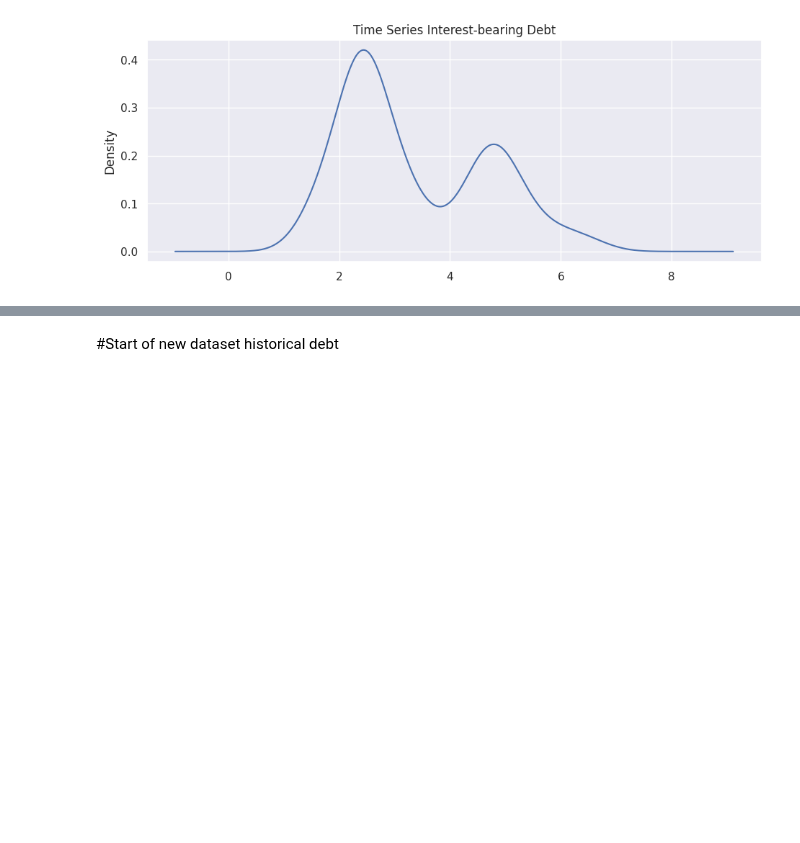
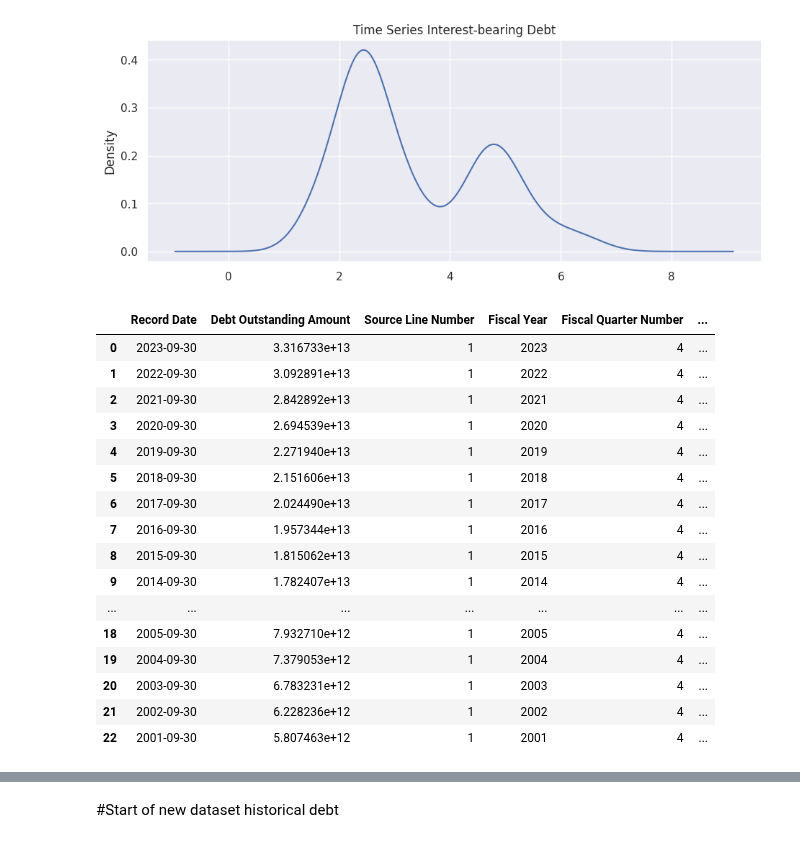
Before and after one commit to felabonte/DataMiningFinalProject, a Jupyter notebook: CS6220_DataMining_FinalProject.ipynb, the cells around one changed output, grey strips where cells are left out. Cells and saved outputs as stored; diff of their text form; code cells hidden in the pictures; blank space fills up the shorter version.

```diff
--- a/CS6220_DataMining_FinalProject.ipynb
+++ b/CS6220_DataMining_FinalProject.ipynb
@@ -402,3 +402,25 @@ for sec_type in security_descr_set:
 [figure]
 [figure]
 [figure]
+# %%
+# Time Series Analysis of Historical Debt Outstanding - Dennis Smith
+hdout = pd.read_csv('HstDebt_20010101_20230930.csv')
+hdout
+# %% [output]
+|  | Record Date | Debt Outstanding Amount | Source Line Number | Fiscal Year | Fiscal Quarter Number | ... |
+| 0 | 2023-09-30 | 3.316733e+13 | 1 | 2023 | 4 | ... |
+| 1 | 2022-09-30 | 3.092891e+13 | 1 | 2022 | 4 | ... |
+| 2 | 2021-09-30 | 2.842892e+13 | 1 | 2021 | 4 | ... |
+| 3 | 2020-09-30 | 2.694539e+13 | 1 | 2020 | 4 | ... |
+| 4 | 2019-09-30 | 2.271940e+13 | 1 | 2019 | 4 | ... |
+| 5 | 2018-09-30 | 2.151606e+13 | 1 | 2018 | 4 | ... |
+| 6 | 2017-09-30 | 2.024490e+13 | 1 | 2017 | 4 | ... |
+| 7 | 2016-09-30 | 1.957344e+13 | 1 | 2016 | 4 | ... |
+| 8 | 2015-09-30 | 1.815062e+13 | 1 | 2015 | 4 | ... |
+| 9 | 2014-09-30 | 1.782407e+13 | 1 | 2014 | 4 | ... |
+| ... | ... | ... | ... | ... | ... | ... |
+| 18 | 2005-09-30 | 7.932710e+12 | 1 | 2005 | 4 | ... |
+| 19 | 2004-09-30 | 7.379053e+12 | 1 | 2004 | 4 | ... |
+| 20 | 2003-09-30 | 6.783231e+12 | 1 | 2003 | 4 | ... |
+| 21 | 2002-09-30 | 6.228236e+12 | 1 | 2002 | 4 | ... |
+| 22 | 2001-09-30 | 5.807463e+12 | 1 | 2001 | 4 | ... |
```
Also changed, not shown: parts of 9 cells of this notebook, 12 other files.
